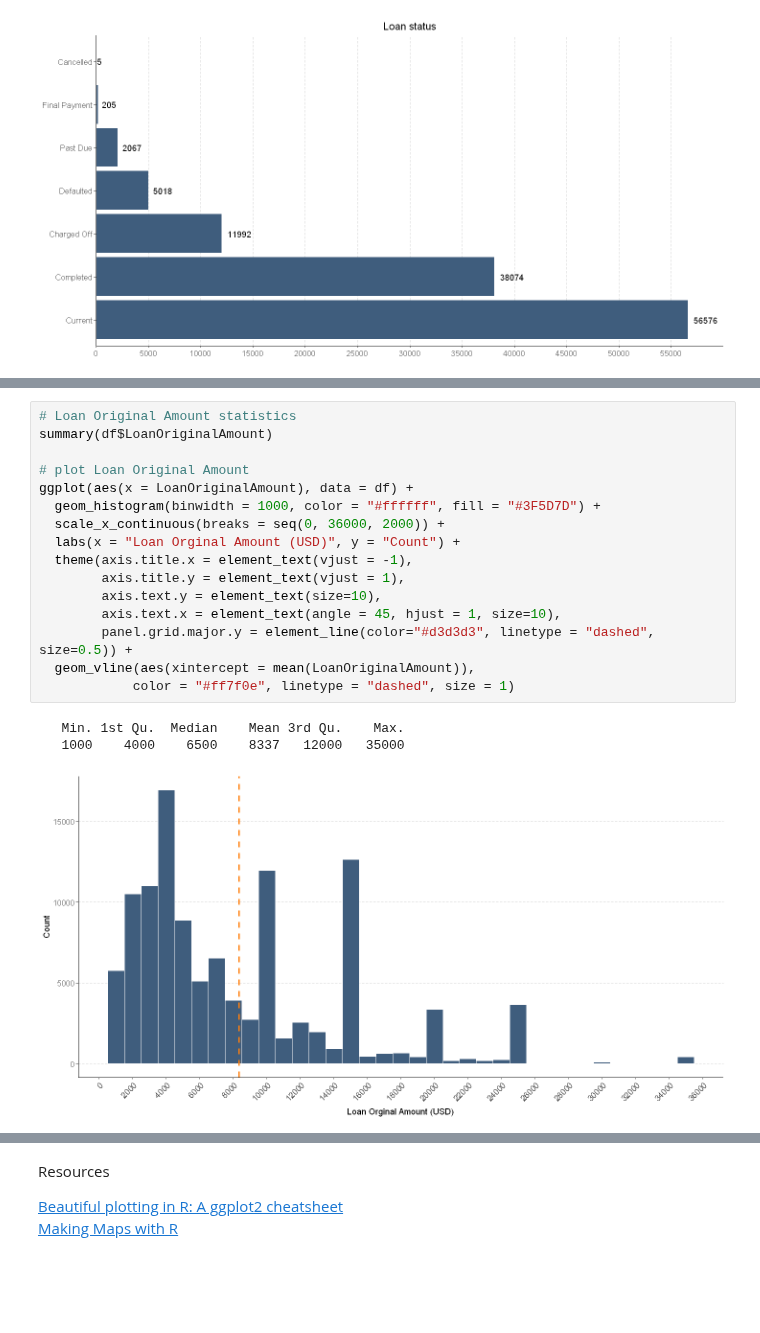
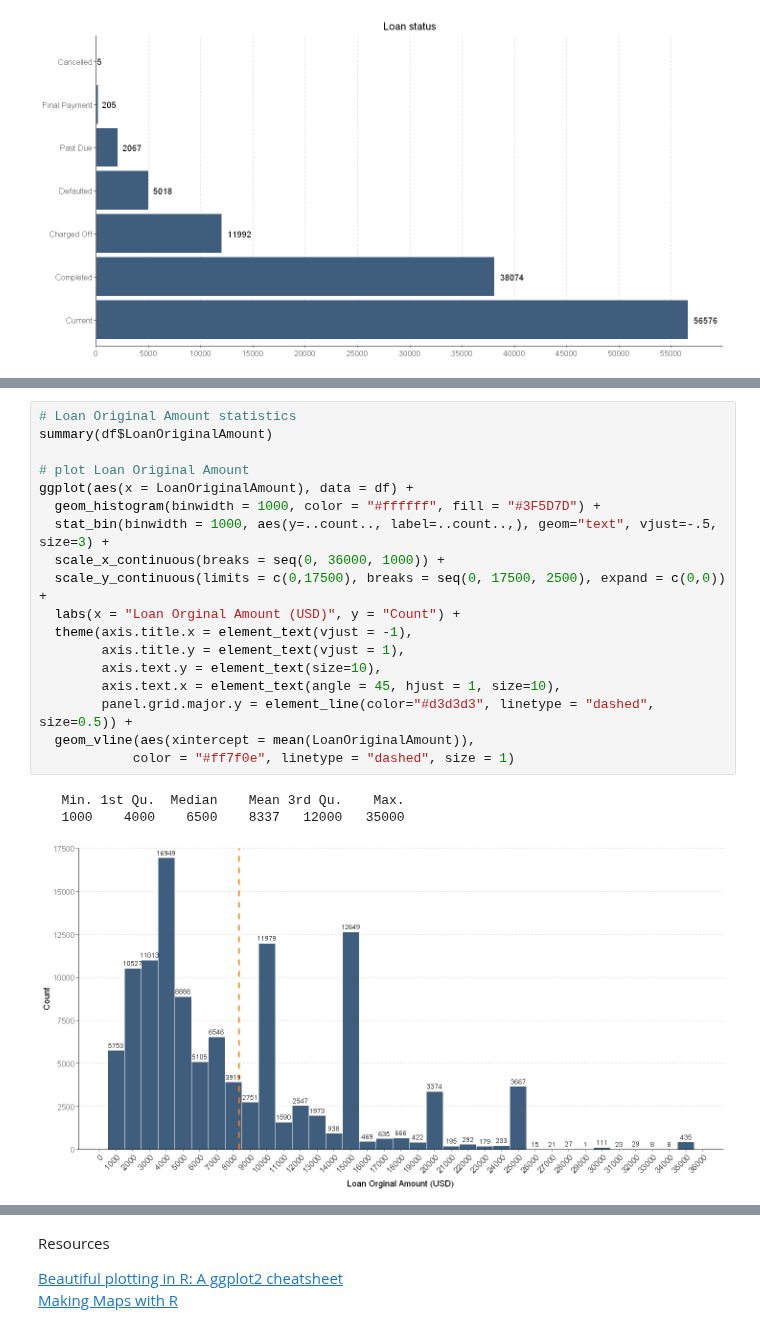
Before and after one commit to BarbaraStempien/DA--Loan-Data-from-Prosper, a Jupyter notebook: analysis.ipynb, the cells around one changed output, grey strips where cells are left out. Cells and saved outputs as stored; diff of their text form; blank space fills up the shorter version.

Commit message:
feat: Add plots to exploratory analysis

```diff
--- a/analysis.ipynb
+++ b/analysis.ipynb
@@ -318,23 +390,25 @@ ggplot(loan_status, aes(x = status, y = count)) +
 # %%
 # Loan Original Amount statistics
 summary(df$LoanOriginalAmount)
 
 # plot Loan Original Amount
 ggplot(aes(x = LoanOriginalAmount), data = df) +
   geom_histogram(binwidth = 1000, color = "#ffffff", fill = "#3F5D7D") +
-  scale_x_continuous(breaks = seq(0, 36000, 2000)) +
+  stat_bin(binwidth = 1000, aes(y=..count.., label=..count..,), geom="text", vjust=-.5, size=3) +
+  scale_x_continuous(breaks = seq(0, 36000, 1000)) +
+  scale_y_continuous(limits = c(0,17500), breaks = seq(0, 17500, 2500), expand = c(0,0)) +
   labs(x = "Loan Orginal Amount (USD)", y = "Count") +
   theme(axis.title.x = element_text(vjust = -1),
         axis.title.y = element_text(vjust = 1),
         axis.text.y = element_text(size=10),
         axis.text.x = element_text(angle = 45, hjust = 1, size=10),
         panel.grid.major.y = element_line(color="#d3d3d3", linetype = "dashed", size=0.5)) +
   geom_vline(aes(xintercept = mean(LoanOriginalAmount)),
             color = "#ff7f0e", linetype = "dashed", size = 1)
 # %% [output]
    Min. 1st Qu.  Median    Mean 3rd Qu.    Max.
    1000    4000    6500    8337   12000   35000
-[figure, old version]
+[figure, new version]
 # %%
 # Monthly Loan Payment statistics
 summary(df$MonthlyLoanPayment)
```
Also changed, not shown: parts of 9 cells of this notebook.
